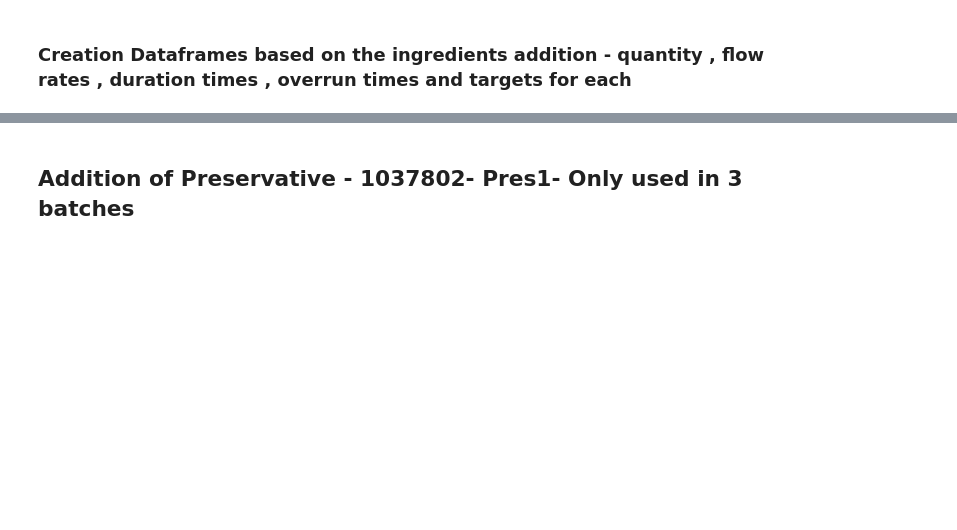
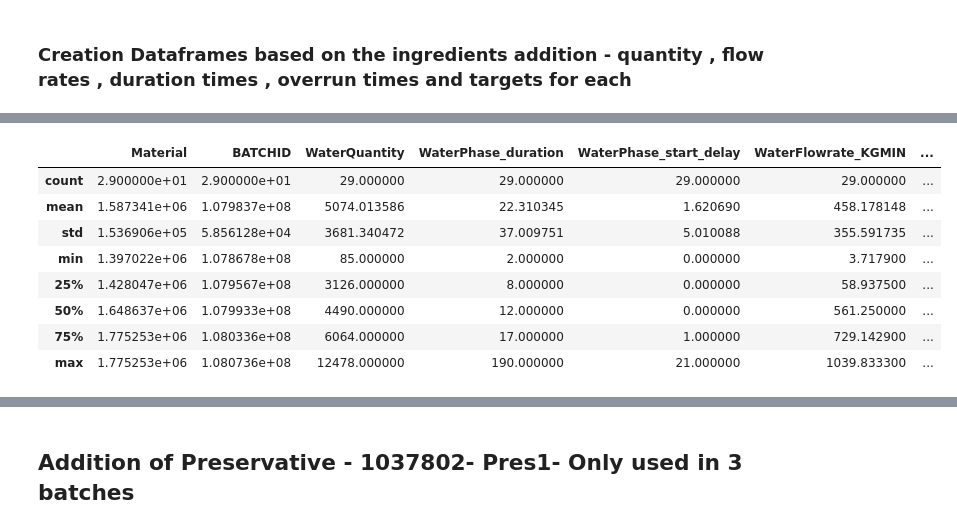
Before and after one commit to MichelleMoran431/Capstone---CCT, a Jupyter notebook: 2202.ipynb, the cells around one changed output, grey strips where cells are left out. Cells and saved outputs as stored; diff of their text form; code cells hidden in the pictures; blank space fills up the shorter version.

```diff
--- a/2202.ipynb
+++ b/2202.ipynb
@@ -138,0 +173,12 @@ See the caveats in the documentation: https://pandas.pydata.org/pandas-docs/stab
+# %%
+df_IDW_2202.describe()
+# %% [output]
+|  | Material | BATCHID | WaterQuantity | WaterPhase_duration | WaterPhase_start_delay | WaterFlowrate_KGMIN | ... |
+| count | 2.900000e+01 | 2.900000e+01 | 29.000000 | 29.000000 | 29.000000 | 29.000000 | ... |
+| mean | 1.587341e+06 | 1.079837e+08 | 5074.013586 | 22.310345 | 1.620690 | 458.178148 | ... |
+| std | 1.536906e+05 | 5.856128e+04 | 3681.340472 | 37.009751 | 5.010088 | 355.591735 | ... |
+| min | 1.397022e+06 | 1.078678e+08 | 85.000000 | 2.000000 | 0.000000 | 3.717900 | ... |
+| 25% | 1.428047e+06 | 1.079567e+08 | 3126.000000 | 8.000000 | 0.000000 | 58.937500 | ... |
+| 50% | 1.648637e+06 | 1.079933e+08 | 4490.000000 | 12.000000 | 0.000000 | 561.250000 | ... |
+| 75% | 1.775253e+06 | 1.080336e+08 | 6064.000000 | 17.000000 | 1.000000 | 729.142900 | ... |
+| max | 1.775253e+06 | 1.080736e+08 | 12478.000000 | 190.000000 | 21.000000 | 1039.833300 | ... |
```
Also changed, not shown: parts of 34 cells of this notebook, 7 other files.
